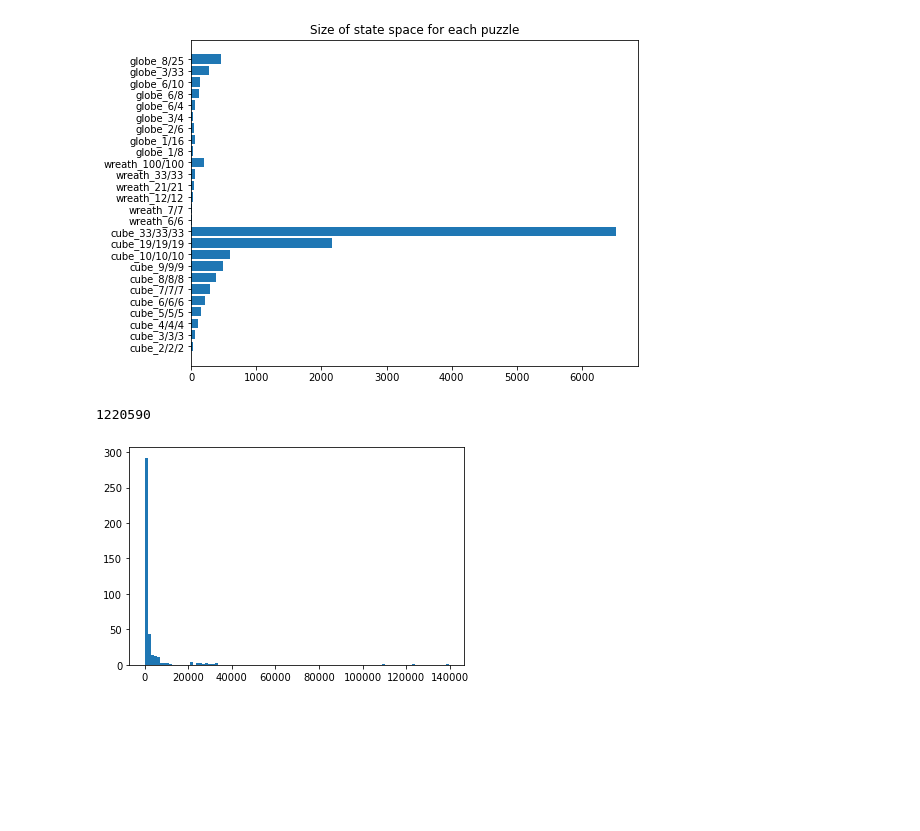
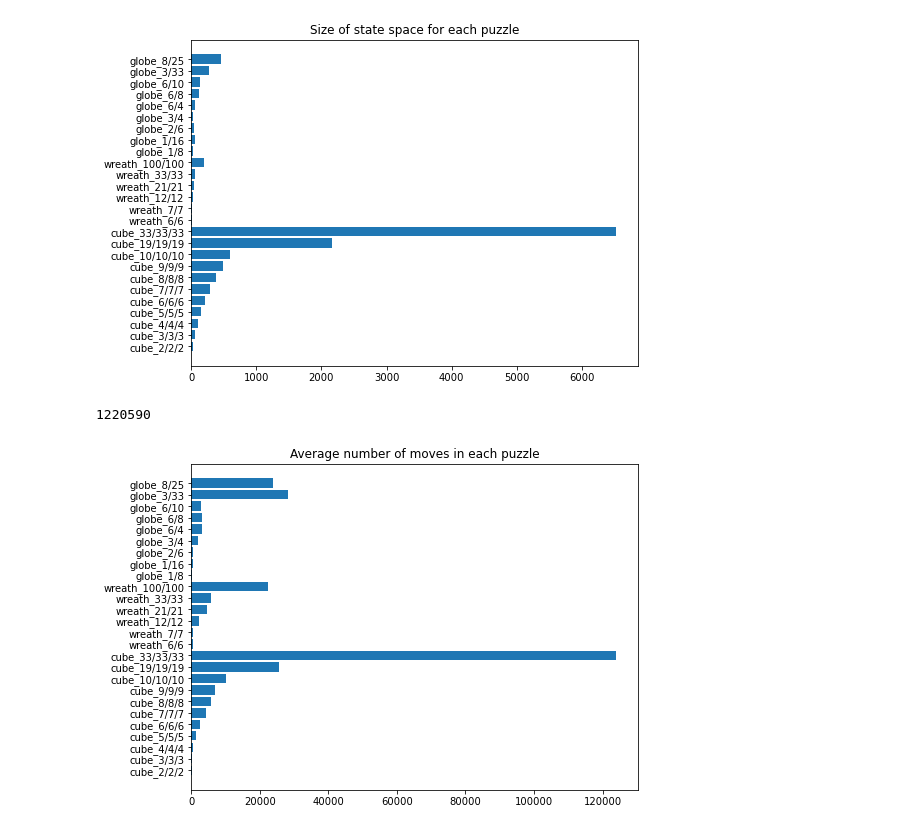
Before and after one commit to LeonY117/polytope-permutation, a Jupyter notebook: preview.ipynb, the cells around one changed output. Drawn from its saved outputs; the diff is of its cells as text; code cells hidden in the pictures; blank space fills up the shorter version.

Commit message:
look at avg moves

```diff
--- a/preview.ipynb
+++ b/preview.ipynb
@@ -55,15 +55,24 @@ Text(0.5, 1.0, 'Size of state space for each puzzle')
 # %%
 total_moves = 0
 sol_moves = []
-for id, moves in sample_submission_df:
-    num_moves = len(moves.split("."))
+average_moves = {pname: [] for pname in puzzle_info.keys()}
+for puzzle, submission in zip(puzzles_df, sample_submission_df):
+    puzzle_name = puzzle[1]
+    num_moves = len(submission[1].split("."))
+    average_moves[puzzle_name].append(num_moves)
     sol_moves.append(num_moves)
     total_moves += num_moves
 
+plt.figure(figsize=(8, 6))
+plt.barh(
+    list(puzzle_counts.keys()), [np.array([a]).mean() for a in average_moves.values()]
+)
+plt.title("Average number of moves in each puzzle")
+
 print(total_moves)
 
-plt.hist(sol_moves, bins=100)
-plt.show()
+# plt.hist(sol_moves, bins=100)
+# plt.show()
 # %% [output]
 1220590
-[figure, old version]
+[figure, new version]
```
